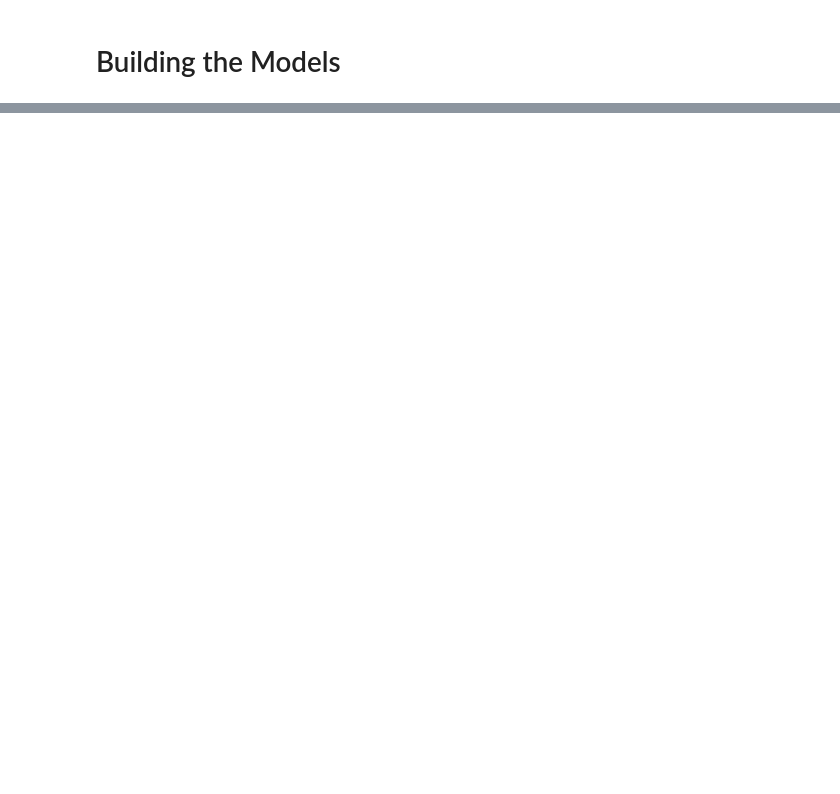
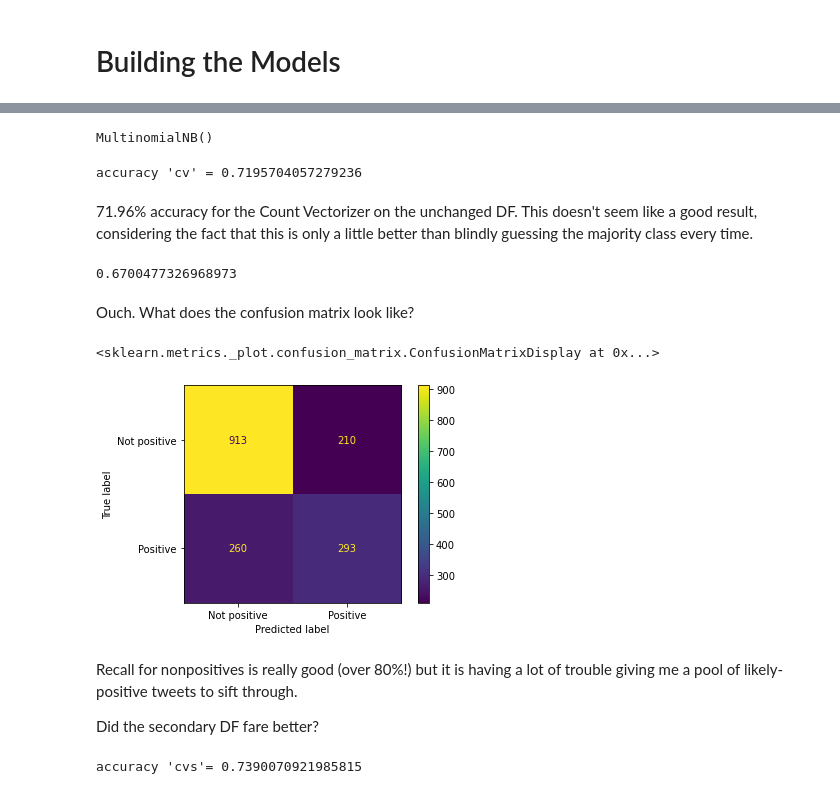
Before and after one commit to FerdinandBeaman/Phase4Project, a Jupyter notebook: Phase 4 Project Ferdinand Beaman.ipynb, the cells around one changed output, grey strips where cells are left out. Drawn from its saved outputs; the diff is of its cells as text; code cells hidden in the pictures; blank space fills up the shorter version.

```diff
--- a/Phase 4 Project Ferdinand Beaman.ipynb
+++ b/Phase 4 Project Ferdinand Beaman.ipynb
@@ -683,10 +649,2 @@ sdf.reset_index(drop = True, inplace=True)
 # %% [markdown]
 # Building the Models
-# %%
-df_tokens = []
-for i in range(len(df)):
-    df_tokens.append(" ".join(df["tokens"][i]))
-
-sdf_tokens = []
-for i in range(len(sdf)):
-    sdf_tokens.append(" ".join(sdf["tokens"][i]))
@@ -884,0 +655,10 @@ acc =0.7494722026741731
+# %%
+#The tokens used by my untrimmed dataframe
+df_tokens = []
+for i in range(len(df)):
+    df_tokens.append(df["tokens"][i])
+
+#s
+sdf_tokens = []
+for i in range(len(sdf)):
+     sdf_tokens.append(sdf["tokens"][i])
@@ -884,0 +706,42 @@ acc =0.7494722026741731
+# %%
+#Initializing Naive Bayes classifiers
+mnb_cv = MultinomialNB()
+mnb_cv.fit(X_train2_vec, y_train2["emotion"].ravel())
+#s
+mnb_cvs = MultinomialNB()
+mnb_cvs.fit(Xs_train2_vec, ys_train2["emotion"].ravel())
+# %% [output]
+MultinomialNB()
+# %%
+#Getting an accuracy score for the first classifier...
+y_hat_cv = mnb_cv.predict(X_test2_vec)
+acc_cv = str(accuracy_score(y_test2, y_hat_cv))
+print("accuracy 'cv' = " + acc_cv)
+# %% [output]
+accuracy 'cv' = 0.7195704057279236
+# %% [markdown]
+71.96% accuracy for the Count Vectorizer on the unchanged DF. This doesn't seem like a good result, considering the fact that this is only a little better than blindly guessing the majority class every time.
+# %%
+# The majority class is how big again?
+y_test2.value_counts()[0]/len(y_test2)
+# %% [output]
+0.6700477326968973
+# %% [markdown]
+Ouch. What does the confusion matrix look like?
+# %%
+cm_cv = confusion_matrix(y_test2, y_hat_cv)
+ConfusionMatrixDisplay(confusion_matrix=cm_cv,
+                       display_labels=mnb_cv.classes_).plot()
+# %% [output]
+<sklearn.metrics._plot.confusion_matrix.ConfusionMatrixDisplay at 0x...>
+[figure, added]
+# %% [markdown]
+Recall for nonpositives is really good (over 80%!) but it is having a lot of trouble giving me a pool of likely-positive tweets to sift through.
+
+Did the secondary DF fare better?
+# %%
+ys_hat_cv = mnb_cvs.predict(Xs_test2_vec)
+acc_cvs = str(accuracy_score(ys_test2, ys_hat_cv))
+print("accuracy 'cvs'= " + acc_cvs)
+# %% [output]
+accuracy 'cvs'= 0.7390070921985815
```
Also changed, not shown: parts of 135 cells of this notebook.
